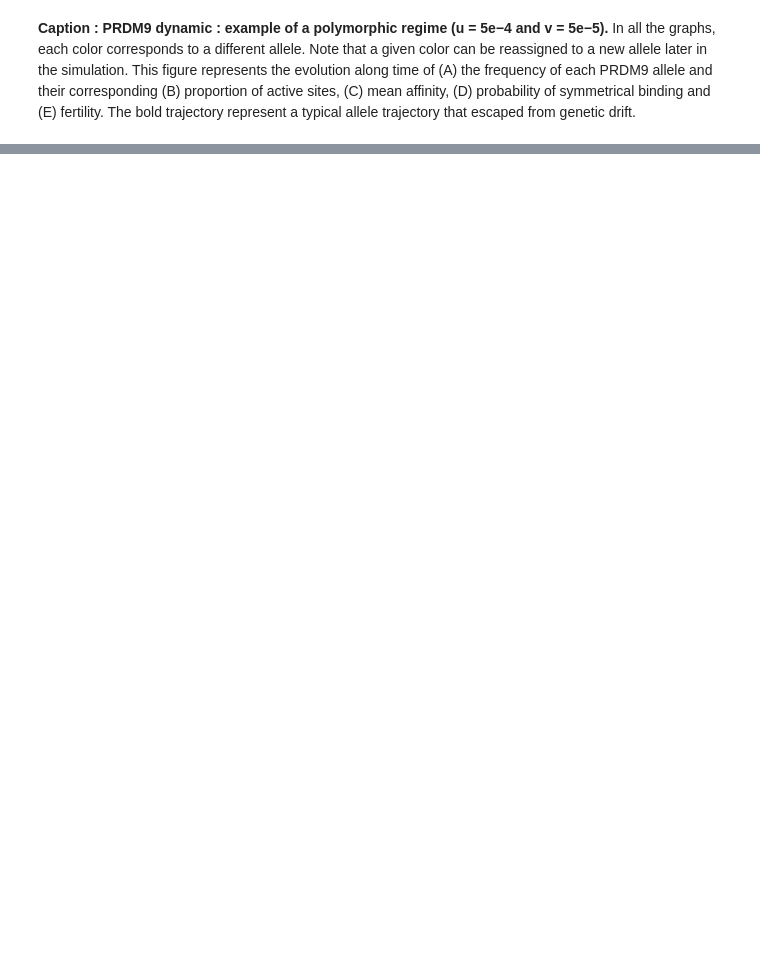
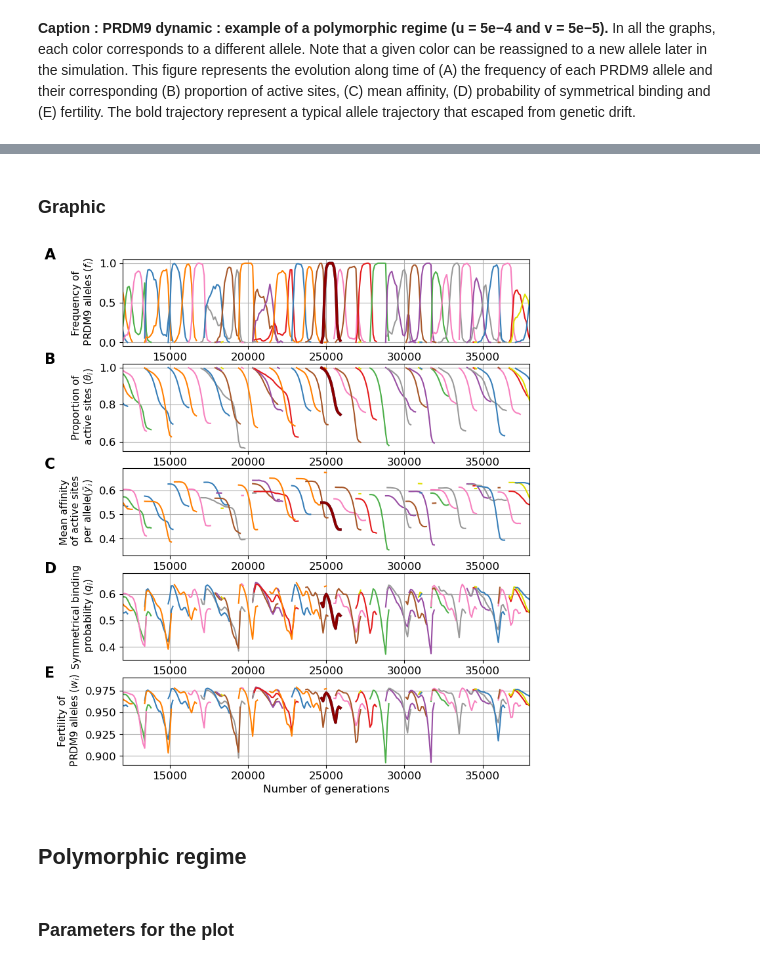
Before and after one commit to alicegenestier/Red_Queen_PRDM0_Panmictic, a Jupyter notebook: graphics_and_interpretations/Red_Queen_observation/Red_Queen_dynamics_without_dosage/Graphic_Red_Queen_without_dosage.ipynb, the cells around one changed output, grey strips where cells are left out. Cells and saved outputs as stored; diff of their text form; code cells hidden in the pictures; blank space fills up the shorter version.

```diff
--- a/graphics_and_interpretations/Red_Queen_observation/Red_Queen_dynamics_without_dosage/Graphic_Red_Queen_without_dosage.ipynb
+++ b/graphics_and_interpretations/Red_Queen_observation/Red_Queen_dynamics_without_dosage/Graphic_Red_Queen_without_dosage.ipynb
@@ -221,0 +249,35 @@ that escaped from genetic drift.
+# %%
+u="5e-6"
+v="5e-5"
+path_to_file_to_plot = "scaling_bidim_U_V/scaling_bidim_1/scaling_V_"+v+"/"
+file_to_plot = "Run_U_"+u
+ext_of_file = "allele"
+x_parameter = "Generation_number"
+y_parameters = ["Frequency","Activity","mean_affinity","q_analytic","fertility_analytic"]
+withoutneutral = 0
+withoutnan = 0
+minq = 0
+minfert = 0
+logfert = 0
+line_to_begin = 413
+allelenbmin = 500
+allelenbmax = 2000
+boldallel = 1232
+xmin = 12000
+xmax = 38000
+x_letter = 7000
+ymin=[-0.05,0.55,0.33,0.35,0.890]
+ymax=[1.05,1.02,0.69,0.68,0.99]
+legend_list=["Frequency of\n PRDM9 alleles ("r"$f_i$)","Proportion of\n active sites ("r"$\theta_i$)","Mean affinity\n of active sites\n per allele("r"$\bar y_i$)","Symmetrical binding\n probability ("r"$q_i$)","Fertility of\n PRDM9 alleles ("r"$w_i$)"]
+x_dashed_line=-1#25500
+# %% [markdown]
+### Graphic
+# %%
+fig1=plot_regim_per_allele(path_to_file_init+path_to_file_to_plot, file_to_plot, ext_of_file, x_parameter,y_parameters,withoutneutral, withoutnan,minq,minfert,logfert,line_to_begin, allelenbmin, allelenbmax,boldallel,xmin,xmax,x_letter,legend_list,ymin,ymax,x_dashed_line)
+plt.savefig('Fig_1_same_scale.png', dpi=200, bbox_inches='tight') #, transparent = True
+# %% [output]
+[figure, added]
+# %% [markdown]
+## Polymorphic regime
+# %% [markdown]
+### Parameters for the plot
```
Also changed, not shown: parts of 14 cells of this notebook, 6 other files.
